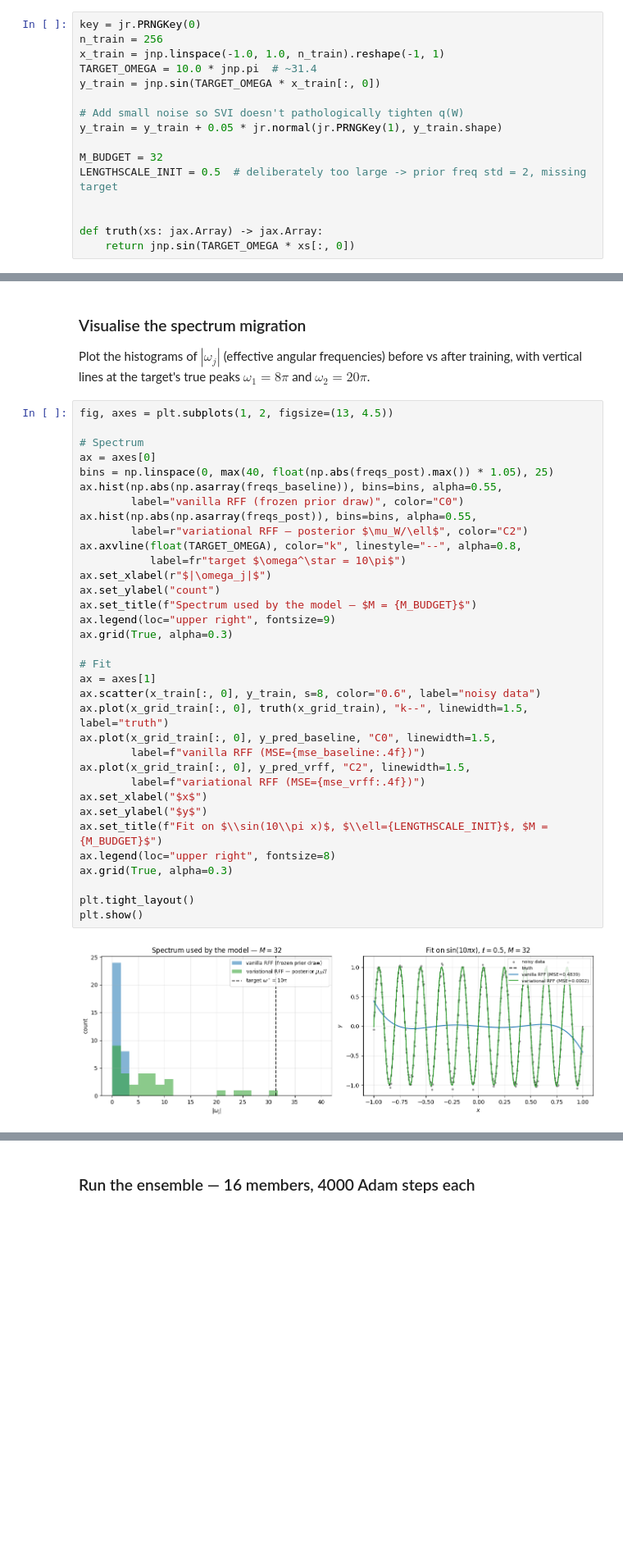
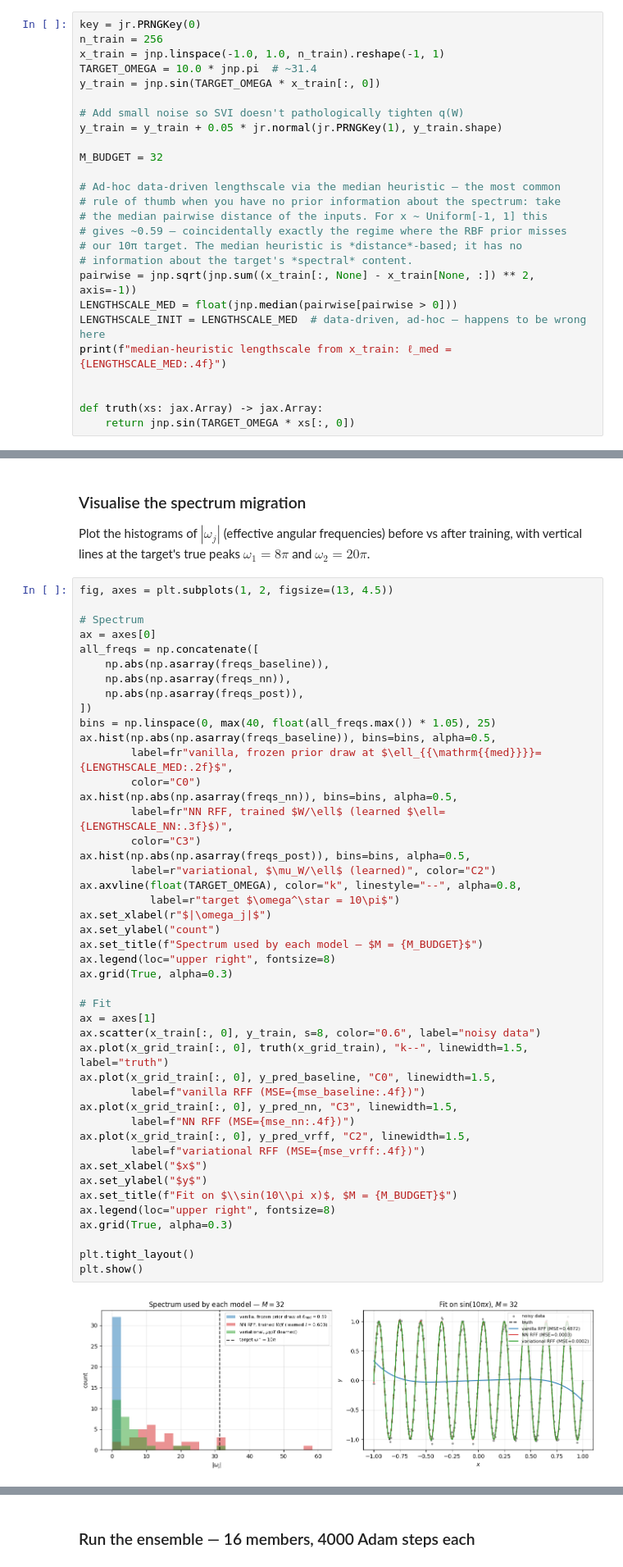
Before and after one commit to jejjohnson/pyrox, a Jupyter notebook: docs/notebooks/random_fourier_features.ipynb, the cells around one changed output, grey strips where cells are left out. Shown at 82% size. Saved outputs shown, nothing was run; the diff lists cells and outputs as text; blank space fills up the shorter version.

```diff
--- a/docs/notebooks/random_fourier_features.ipynb
+++ b/docs/notebooks/random_fourier_features.ipynb
@@ -462,7 +469,17 @@ y_train = jnp.sin(TARGET_OMEGA * x_train[:, 0])
 y_train = y_train + 0.05 * jr.normal(jr.PRNGKey(1), y_train.shape)
 
 M_BUDGET = 32
-LENGTHSCALE_INIT = 0.5  # deliberately too large -> prior freq std = 2, missing target
+
+# Ad-hoc data-driven lengthscale via the median heuristic — the most common
+# rule of thumb when you have no prior information about the spectrum: take
+# the median pairwise distance of the inputs. For x ~ Uniform[-1, 1] this
+# gives ~0.59 — coincidentally exactly the regime where the RBF prior misses
+# our 10π target. The median heuristic is *distance*-based; it has no
+# information about the target's *spectral* content.
+pairwise = jnp.sqrt(jnp.sum((x_train[:, None] - x_train[None, :]) ** 2, axis=-1))
+LENGTHSCALE_MED = float(jnp.median(pairwise[pairwise > 0]))
+LENGTHSCALE_INIT = LENGTHSCALE_MED  # data-driven, ad-hoc — happens to be wrong here
+print(f"median-heuristic lengthscale from x_train: ℓ_med = {LENGTHSCALE_MED:.4f}")
 
 
 def truth(xs: jax.Array) -> jax.Array:
@@ -603,36 +692,47 @@ Plot the histograms of $|\omega_j|$ (effective angular frequencies) before vs af
 # %%
 fig, axes = plt.subplots(1, 2, figsize=(13, 4.5))
 
 # Spectrum
 ax = axes[0]
-bins = np.linspace(0, max(40, float(np.abs(freqs_post).max()) * 1.05), 25)
-ax.hist(np.abs(np.asarray(freqs_baseline)), bins=bins, alpha=0.55,
-        label="vanilla RFF (frozen prior draw)", color="C0")
-ax.hist(np.abs(np.asarray(freqs_post)), bins=bins, alpha=0.55,
-        label=r"variational RFF — posterior $\mu_W/\ell$", color="C2")
+all_freqs = np.concatenate([
+    np.abs(np.asarray(freqs_baseline)),
+    np.abs(np.asarray(freqs_nn)),
+    np.abs(np.asarray(freqs_post)),
+])
+bins = np.linspace(0, max(40, float(all_freqs.max()) * 1.05), 25)
+ax.hist(np.abs(np.asarray(freqs_baseline)), bins=bins, alpha=0.5,
+        label=fr"vanilla, frozen prior draw at $\ell_{{\mathrm{{med}}}}={LENGTHSCALE_MED:.2f}$",
+        color="C0")
+ax.hist(np.abs(np.asarray(freqs_nn)), bins=bins, alpha=0.5,
+        label=fr"NN RFF, trained $W/\ell$ (learned $\ell={LENGTHSCALE_NN:.3f}$)",
+        color="C3")
+ax.hist(np.abs(np.asarray(freqs_post)), bins=bins, alpha=0.5,
+        label=r"variational, $\mu_W/\ell$ (learned)", color="C2")
 ax.axvline(float(TARGET_OMEGA), color="k", linestyle="--", alpha=0.8,
-           label=fr"target $\omega^\star = 10\pi$")
+           label=r"target $\omega^\star = 10\pi$")
 ax.set_xlabel(r"$|\omega_j|$")
 ax.set_ylabel("count")
-ax.set_title(f"Spectrum used by the model — $M = {M_BUDGET}$")
-ax.legend(loc="upper right", fontsize=9)
+ax.set_title(f"Spectrum used by each model — $M = {M_BUDGET}$")
+ax.legend(loc="upper right", fontsize=8)
 ax.grid(True, alpha=0.3)
 
 # Fit
 ax = axes[1]
 ax.scatter(x_train[:, 0], y_train, s=8, color="0.6", label="noisy data")
 ax.plot(x_grid_train[:, 0], truth(x_grid_train), "k--", linewidth=1.5, label="truth")
 ax.plot(x_grid_train[:, 0], y_pred_baseline, "C0", linewidth=1.5,
         label=f"vanilla RFF (MSE={mse_baseline:.4f})")
+ax.plot(x_grid_train[:, 0], y_pred_nn, "C3", linewidth=1.5,
+        label=f"NN RFF (MSE={mse_nn:.4f})")
 ax.plot(x_grid_train[:, 0], y_pred_vrff, "C2", linewidth=1.5,
         label=f"variational RFF (MSE={mse_vrff:.4f})")
 ax.set_xlabel("$x$")
 ax.set_ylabel("$y$")
-ax.set_title(f"Fit on $\\sin(10\\pi x)$, $\\ell={LENGTHSCALE_INIT}$, $M = {M_BUDGET}$")
+ax.set_title(f"Fit on $\\sin(10\\pi x)$, $M = {M_BUDGET}$")
 ax.legend(loc="upper right", fontsize=8)
 ax.grid(True, alpha=0.3)
 
 plt.tight_layout()
 plt.show()
 # %% [output]
-[figure, old version]
+[figure, new version]
```
Also changed, not shown: parts of 10 cells of this notebook.
